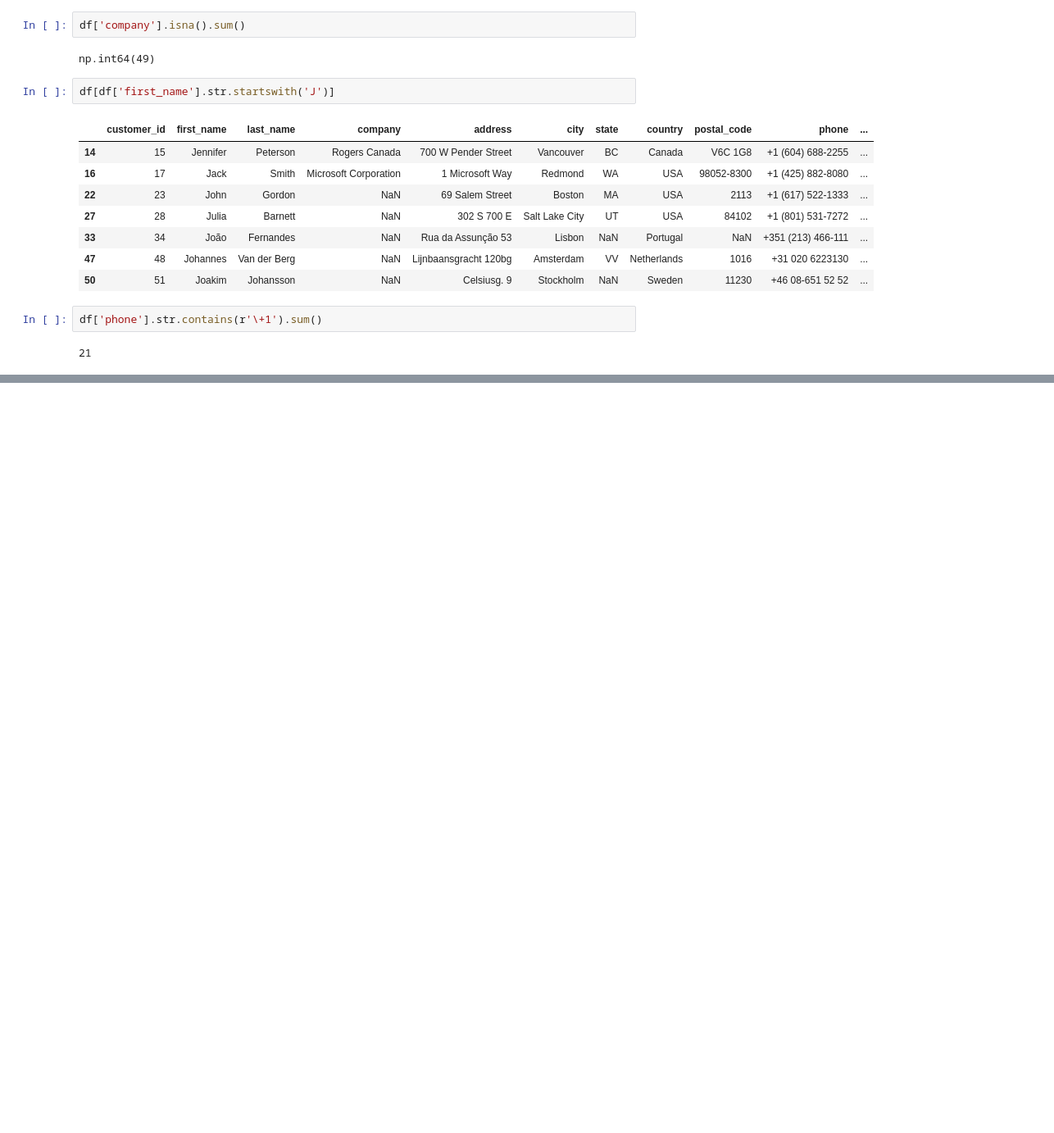
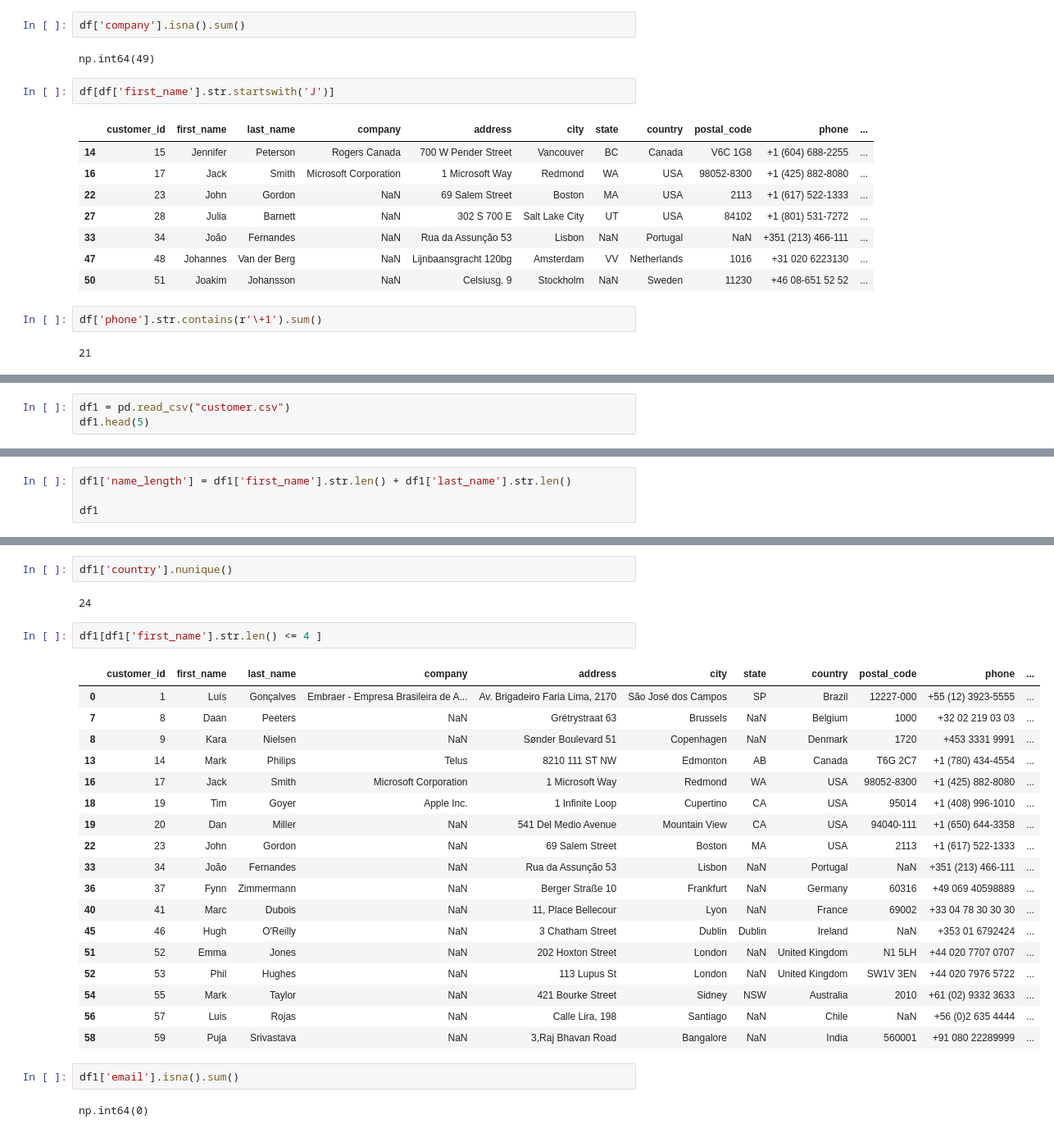
Before and after one commit to leventeblanar/Python_learn, a Jupyter notebook: Python_data_science/exercise.ipynb, the cells around one changed output, grey strips where cells are left out. Shown: that part at 82% size. Drawn from its saved outputs; the diff is of its cells as text; blank space fills up the shorter version.

```diff
--- a/Python_data_science/exercise.ipynb
+++ b/Python_data_science/exercise.ipynb
@@ -551,0 +563,3 @@ df
+# %%
+df1 = pd.read_csv("customer.csv")
+df1.head(5)
@@ -551,0 +594,4 @@ df
+# %%
+df1['name_length'] = df1['first_name'].str.len() + df1['last_name'].str.len()
+
+df1
@@ -551,0 +628,29 @@ df
+# %%
+df1['country'].nunique()
+# %% [output]
+24
+# %%
+df1[df1['first_name'].str.len() <= 4 ]
+# %% [output]
+|  | customer_id | first_name | last_name | company | address | city | state | country | postal_code | phone | ... |
+| 0 | 1 | Luís | Gonçalves | Embraer - Empresa Brasileira de A... | Av. Brigadeiro Faria Lima, 2170 | São José dos Campos | SP | Brazil | 12227-000 | +55 (12) 3923-5555 | ... |
+| 7 | 8 | Daan | Peeters | NaN | Grétrystraat 63 | Brussels | NaN | Belgium | 1000 | +32 02 219 03 03 | ... |
+| 8 | 9 | Kara | Nielsen | NaN | Sønder Boulevard 51 | Copenhagen | NaN | Denmark | 1720 | +453 3331 9991 | ... |
+| 13 | 14 | Mark | Philips | Telus | 8210 111 ST NW | Edmonton | AB | Canada | T6G 2C7 | +1 (780) 434-4554 | ... |
+| 16 | 17 | Jack | Smith | Microsoft Corporation | 1 Microsoft Way | Redmond | WA | USA | 98052-8300 | +1 (425) 882-8080 | ... |
+| 18 | 19 | Tim | Goyer | Apple Inc. | 1 Infinite Loop | Cupertino | CA | USA | 95014 | +1 (408) 996-1010 | ... |
+| 19 | 20 | Dan | Miller | NaN | 541 Del Medio Avenue | Mountain View | CA | USA | 94040-111 | +1 (650) 644-3358 | ... |
+| 22 | 23 | John | Gordon | NaN | 69 Salem Street | Boston | MA | USA | 2113 | +1 (617) 522-1333 | ... |
+| 33 | 34 | João | Fernandes | NaN | Rua da Assunção 53 | Lisbon | NaN | Portugal | NaN | +351 (213) 466-111 | ... |
+| 36 | 37 | Fynn | Zimmermann | NaN | Berger Straße 10 | Frankfurt | NaN | Germany | 60316 | +49 069 40598889 | ... |
+| 40 | 41 | Marc | Dubois | NaN | 11, Place Bellecour | Lyon | NaN | France | 69002 | +33 04 78 30 30 30 | ... |
+| 45 | 46 | Hugh | O'Reilly | NaN | 3 Chatham Street | Dublin | Dublin | Ireland | NaN | +353 01 6792424 | ... |
+| 51 | 52 | Emma | Jones | NaN | 202 Hoxton Street | London | NaN | United Kingdom | N1 5LH | +44 020 7707 0707 | ... |
+| 52 | 53 | Phil | Hughes | NaN | 113 Lupus St | London | NaN | United Kingdom | SW1V 3EN | +44 020 7976 5722 | ... |
+| 54 | 55 | Mark | Taylor | NaN | 421 Bourke Street | Sidney | NSW | Australia | 2010 | +61 (02) 9332 3633 | ... |
+| 56 | 57 | Luis | Rojas | NaN | Calle Lira, 198 | Santiago | NaN | Chile | NaN | +56 (0)2 635 4444 | ... |
+| 58 | 59 | Puja | Srivastava | NaN | 3,Raj Bhavan Road | Bangalore | NaN | India | 560001 | +91 080 22289999 | ... |
+# %%
+df1['email'].isna().sum()
+# %% [output]
+np.int64(0)
```
Also changed, not shown: parts of 11 cells of this notebook, 3 other files.
